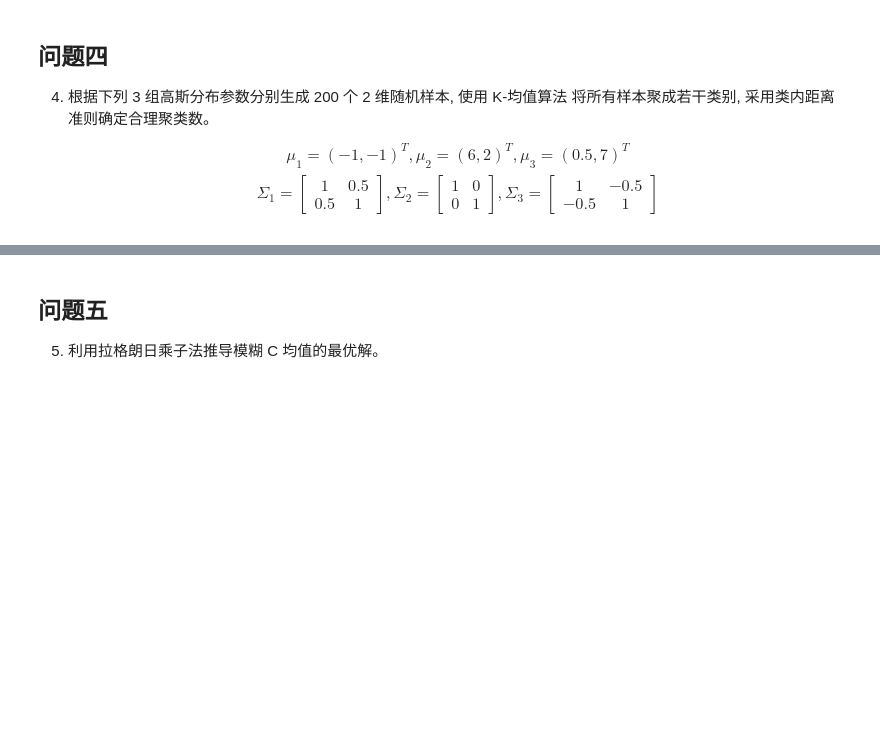
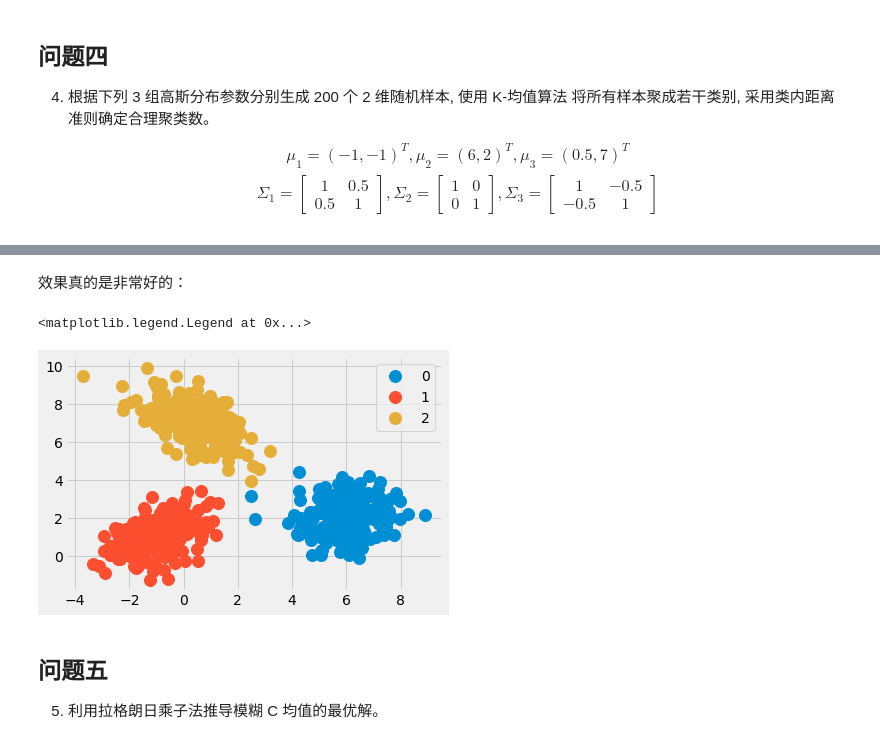
Before and after one commit to XuRui314/MIT_6.036_homework_zxr, a Jupyter notebook: 模式识别作业一.ipynb, the cells around one changed output, grey strips where cells are left out. Saved outputs shown, nothing was run; the diff lists cells and outputs as text; code cells hidden in the pictures; blank space fills up the shorter version.

```diff
--- a/模式识别作业一.ipynb
+++ b/模式识别作业一.ipynb
@@ -397,3 +450,25 @@ sns.kdeplot(data3['x'],data3['y'],cmap = 'Reds',
+# %% [markdown]
+效果真的是非常好的：
+# %%
+import matplotlib.pyplot as plt
+# 对于分组变量的处理
+
+import pandas as pd
+
+labels = kmeans_model.labels_
+#create DataFrame
+df = pd.DataFrame({'x': data[:,0],
+                   'y': data[:,1],
+                   'z': labels})
+
+groups = df.groupby('z')
+for name, group in groups:
+    plt.plot(group.x, group.y, marker='o', linestyle='', markersize=12, label=name)
+
+plt.legend()
+# %% [output]
+<matplotlib.legend.Legend at 0x...>
+[figure, added]
 # %% [markdown]
 ## 问题五
 5. 利用拉格朗日乘子法推导模糊 C 均值的最优解。
```
Also changed, not shown: parts of 12 cells of this notebook.
